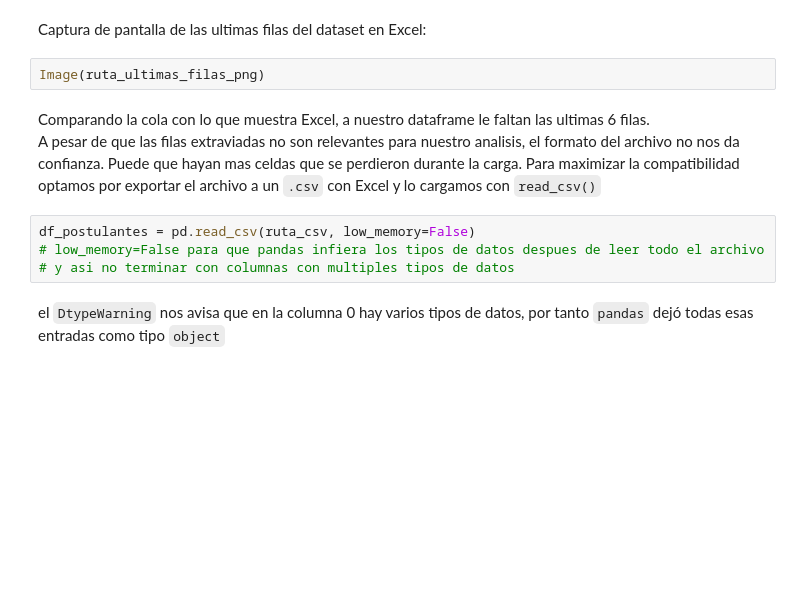
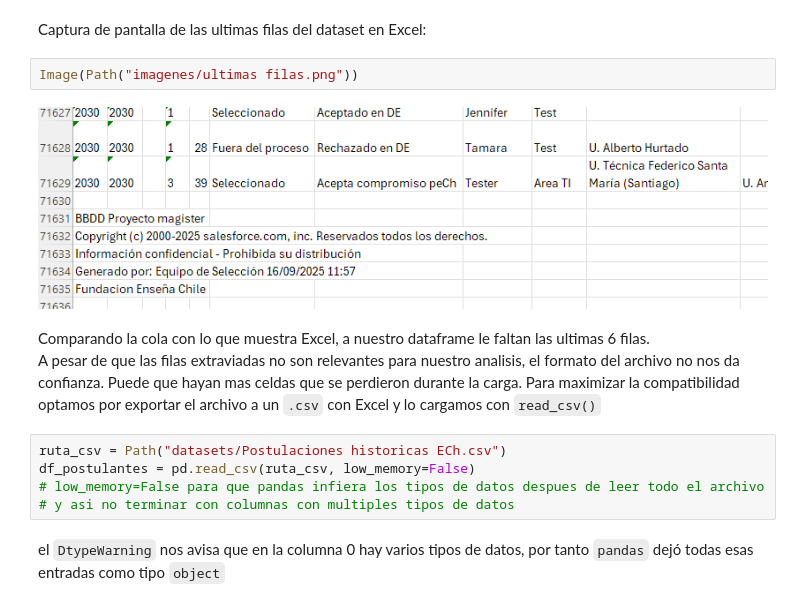
Before and after one commit to SergioHdezDC/IMT2200-Proyecto-Semestral, a Jupyter notebook: NotebookEnseñaChile.ipynb, the cells around one changed output. Drawn from its saved outputs; the diff is of its cells as text; blank space fills up the shorter version.

Commit message:
arreglar paths en celdas rotas por commit anterior. seccion columnas carreras mejor explicada

```diff
--- a/NotebookEnseñaChile.ipynb
+++ b/NotebookEnseñaChile.ipynb
@@ -237,11 +259,14 @@ display(df_postulantes.tail())
 # %% [markdown]
 Captura de pantalla de las ultimas filas del dataset en Excel:
-# %%
-Image(ruta_ultimas_filas_png)
+# %%
+Image(Path("imagenes/ultimas filas.png"))
+# %% [output]
+[figure, added]
 # %% [markdown]
  Comparando la cola con lo que muestra Excel, a nuestro dataframe le faltan las ultimas 6 filas. <br>
  A pesar de que las filas extraviadas no son relevantes para nuestro analisis, el formato del archivo no nos da confianza. Puede que hayan mas celdas que se perdieron durante la carga. Para maximizar la compatibilidad optamos por exportar el archivo a un `.csv` con Excel y lo cargamos con `read_csv()`
 # %%
+ruta_csv = Path("datasets/Postulaciones historicas ECh.csv")
 df_postulantes = pd.read_csv(ruta_csv, low_memory=False)
 # low_memory=False para que pandas infiera los tipos de datos despues de leer todo el archivo
 # y asi no terminar con columnas con multiples tipos de datos
```
Also changed, not shown: parts of 50 cells of this notebook, 2 other files.
